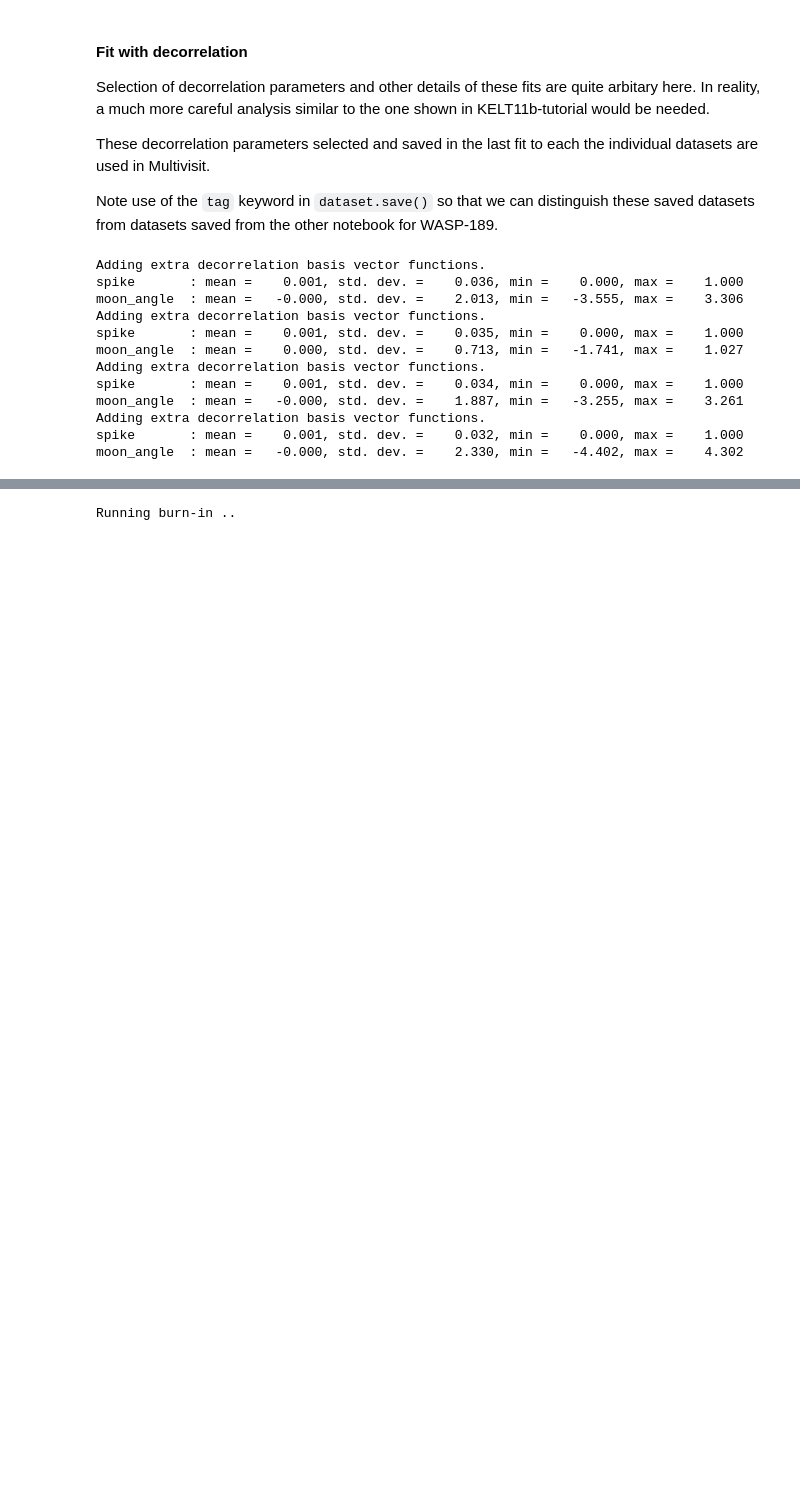
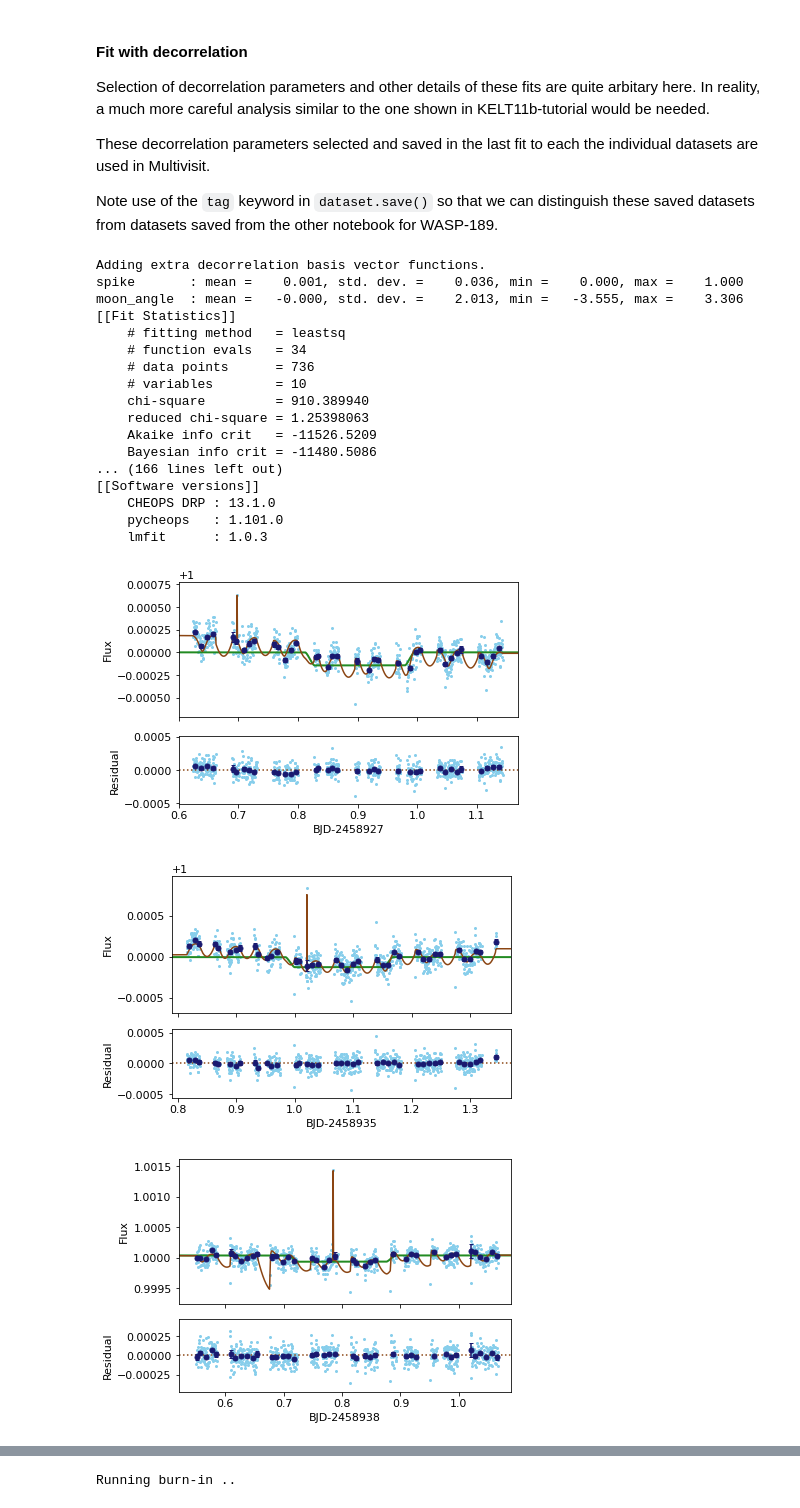
Before and after one commit to pmaxted/pycheops, a Jupyter notebook: pycheops/examples/Notebooks/extra_decorr_vectors.ipynb, the cells around one changed output, grey strips where cells are left out. Saved outputs shown, nothing was run; the diff lists cells and outputs as text; code cells hidden in the pictures; blank space fills up the shorter version.

Commit message:
pycheops/examples/Notebooks update

```diff
--- a/pycheops/examples/Notebooks/extra_decorr_vectors.ipynb
+++ b/pycheops/examples/Notebooks/extra_decorr_vectors.ipynb
@@ -380,29 +373,37 @@ Note use of the `tag` keyword in `dataset.save()` so that we can distinguish the
 # %%
 lmfits = []
 for d,xdv in zip(Datasets, xdvs):
     T_0 = floor((d.bjd_ref-BJD_0)/P)*P + BJD_0 - d.bjd_ref
     d.lmfit_eclipse(T_0 = T_0,
                 P = P,
                 L=(1e-6,2e-4,1e-3),
                 W =W, D=D, b=b,
                 dfdbg=(-1,1),
                 dfdsinphi=(-1,1),dfdcosphi=(-1,1),
                 dfdsin2phi=(-1,1),dfdcos2phi=(-1,1),
                 extra_decorr_vectors = xdv)
-    #print(d.lmfit_report(min_correl=0.9))
-    #d.plot_lmfit()
+    print(d.lmfit_report(min_correl=0.9))
+    d.plot_lmfit()
     lmfits.append(d.lmfit)
     d.save(tag='moon')  # Saves the results as a .dataset file for use in Multivisit
 # %% [output]
 Adding extra decorrelation basis vector functions.
 spike       : mean =    0.001, std. dev. =    0.036, min =    0.000, max =    1.000
 moon_angle  : mean =   -0.000, std. dev. =    2.013, min =   -3.555, max =    3.306
-Adding extra decorrelation basis vector functions.
-spike       : mean =    0.001, std. dev. =    0.035, min =    0.000, max =    1.000
-moon_angle  : mean =    0.000, std. dev. =    0.713, min =   -1.741, max =    1.027
-Adding extra decorrelation basis vector functions.
-spike       : mean =    0.001, std. dev. =    0.034, min =    0.000, max =    1.000
-moon_angle  : mean =   -0.000, std. dev. =    1.887, min =   -3.255, max =    3.261
-Adding extra decorrelation basis vector functions.
-spike       : mean =    0.001, std. dev. =    0.032, min =    0.000, max =    1.000
-moon_angle  : mean =   -0.000, std. dev. =    2.330, min =   -4.402, max =    4.302
+[[Fit Statistics]]
+    # fitting method   = leastsq
+    # function evals   = 34
+    # data points      = 736
+    # variables        = 10
+    chi-square         = 910.389940
+    reduced chi-square = 1.25398063
+    Akaike info crit   = -11526.5209
+    Bayesian info crit = -11480.5086
+... (166 lines left out)
+[[Software versions]]
+    CHEOPS DRP : 13.1.0
+    pycheops   : 1.101.0
+    lmfit      : 1.0.3
+[figure, added]
+[figure, added]
+[figure, added]
```
Also changed, not shown: parts of 18 cells of this notebook, 2 other files.
